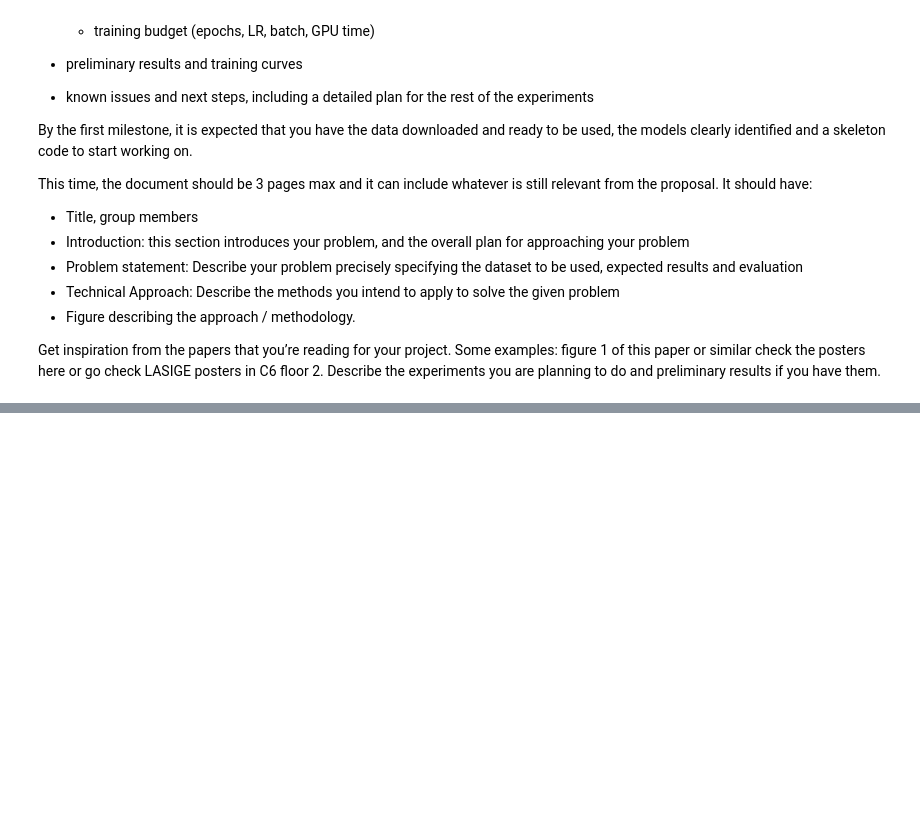
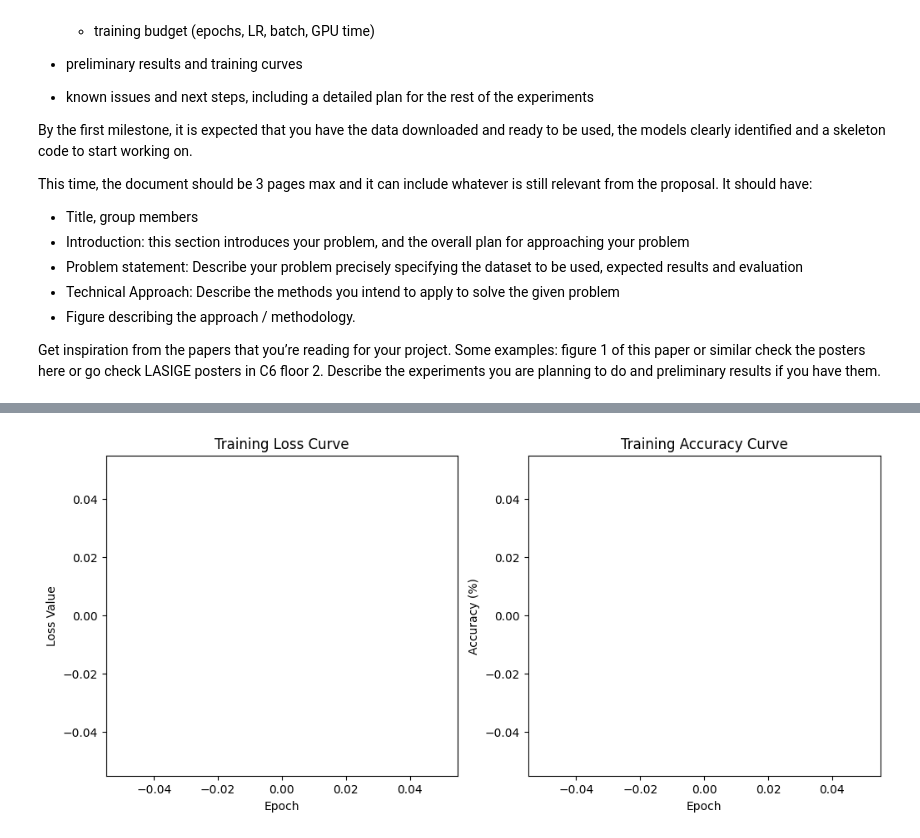
Before and after one commit to JorgeCaldeira/Beware-the-dog, a Jupyter notebook: DL_Project.ipynb, the cells around one changed output, grey strips where cells are left out. Drawn from its saved outputs; the diff is of its cells as text; code cells hidden in the pictures; blank space fills up the shorter version.

```diff
--- a/DL_Project.ipynb
+++ b/DL_Project.ipynb
@@ -180,0 +185,16 @@ KeyboardInterrupt:
+# %%
+plt.figure(figsize=(12, 5))
+plt.subplot(1, 2, 1)
+plt.plot(loss_history, marker='o', color='red')
+plt.title('Training Loss Curve')
+plt.xlabel('Epoch')
+plt.ylabel('Loss Value')
+
+plt.subplot(1, 2, 2)
+plt.plot(acc_history, marker='o', color='blue')
+plt.title('Training Accuracy Curve')
+plt.xlabel('Epoch')
+plt.ylabel('Accuracy (%)')
+plt.show()
+# %% [output]
+[figure, added]
```
Also changed, not shown: parts of 6 cells of this notebook.
